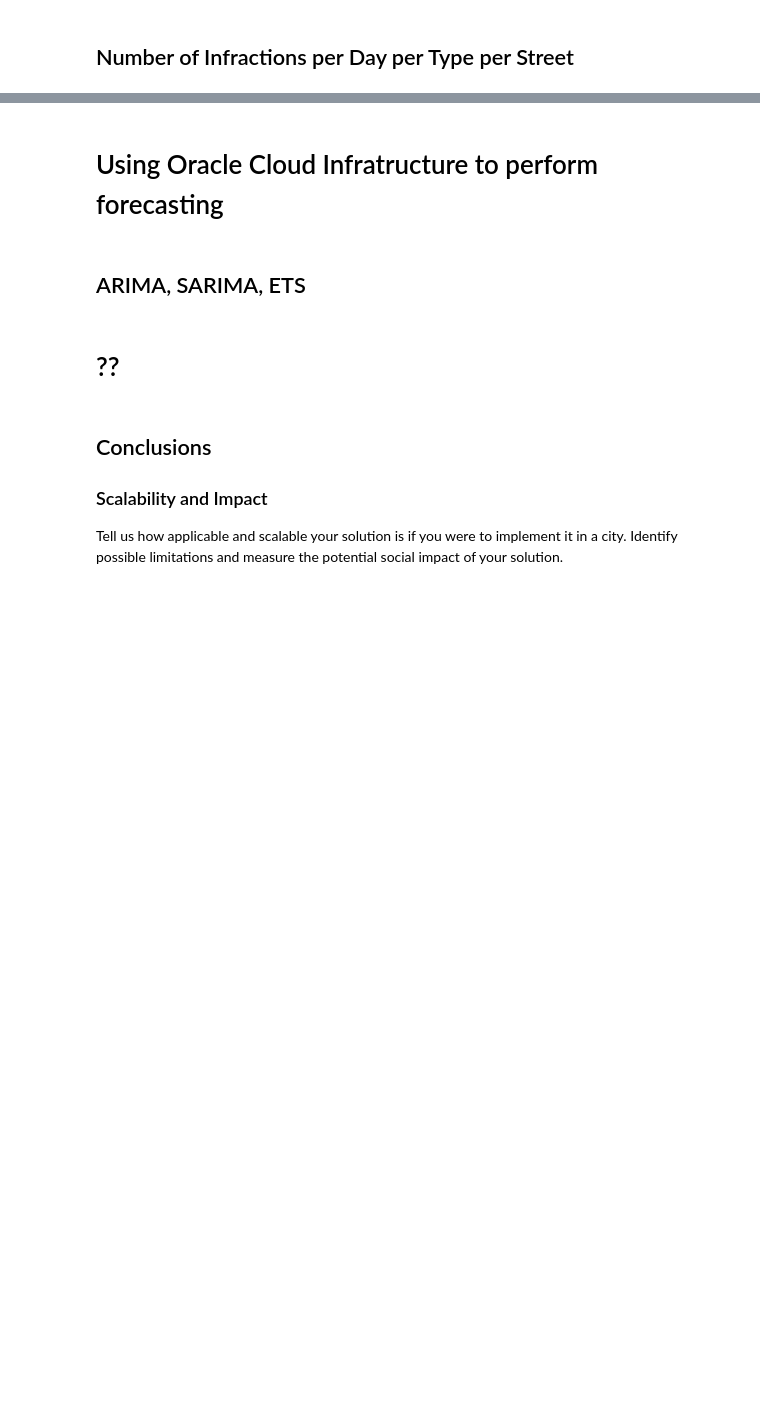
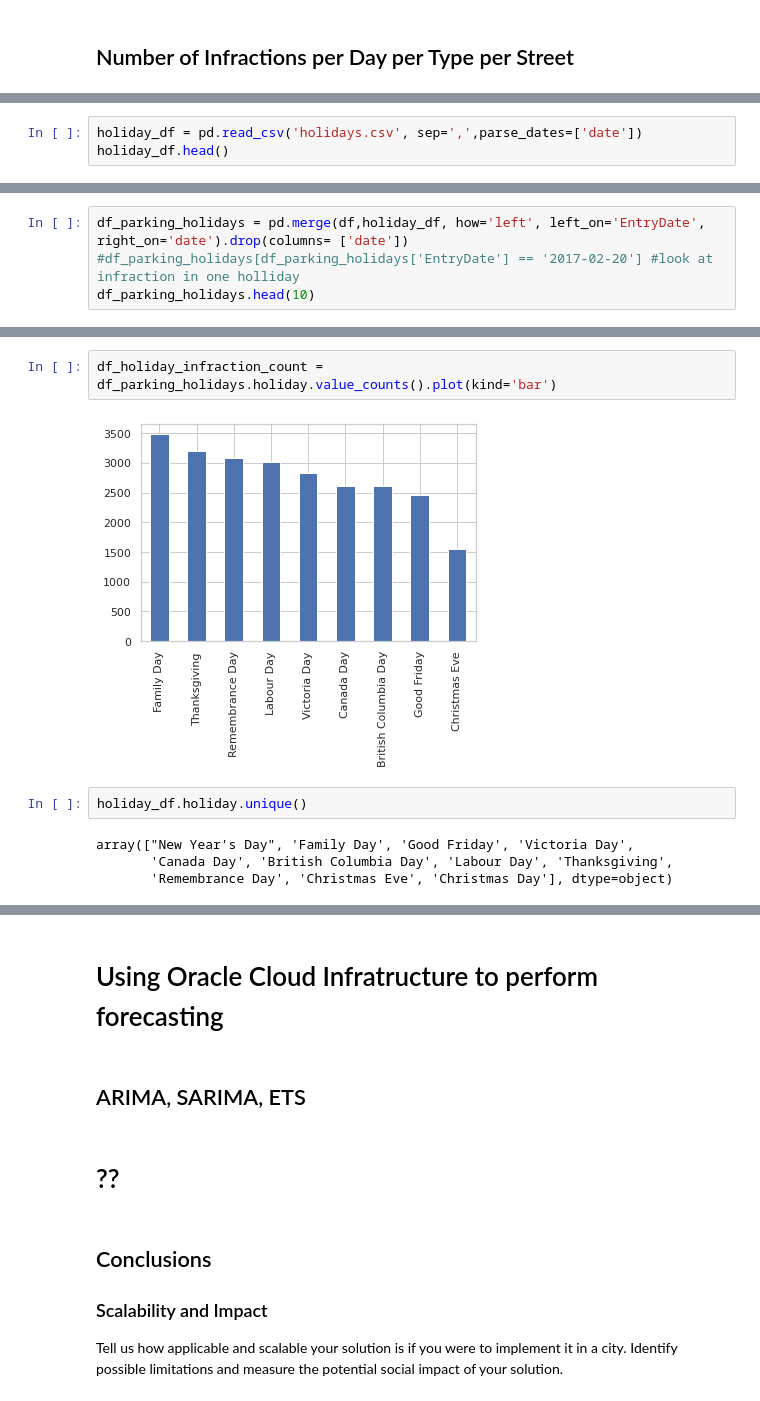
Before and after one commit to anafsa/ChildrenOfJupyter, a Jupyter notebook: Stage-2/Irregular Parking/Identification of patterns and prediction of irregular parking.ipynb, the cells around one changed output, grey strips where cells are left out. Cells and saved outputs as stored; diff of their text form; blank space fills up the shorter version.

```diff
--- a/Stage-2/Irregular Parking/Identification of patterns and prediction of irregular parking.ipynb
+++ b/Stage-2/Irregular Parking/Identification of patterns and prediction of irregular parking.ipynb
@@ -200,0 +369,3 @@ Juntar variáveis externas e
+# %%
+holiday_df = pd.read_csv('holidays.csv', sep=',',parse_dates=['date'])
+holiday_df.head()
@@ -200,0 +379,4 @@ Juntar variáveis externas e
+# %%
+df_parking_holidays = pd.merge(df,holiday_df, how='left', left_on='EntryDate', right_on='date').drop(columns= ['date'])
+#df_parking_holidays[df_parking_holidays['EntryDate'] == '2017-02-20'] #look at infraction in one holliday
+df_parking_holidays.head(10)
@@ -200,0 +395,10 @@ Juntar variáveis externas e
+# %%
+df_holiday_infraction_count = df_parking_holidays.holiday.value_counts().plot(kind='bar')
+# %% [output]
+[figure, added]
+# %%
+holiday_df.holiday.unique()
+# %% [output]
+array(["New Year's Day", 'Family Day', 'Good Friday', 'Victoria Day',
+       'Canada Day', 'British Columbia Day', 'Labour Day', 'Thanksgiving',
+       'Remembrance Day', 'Christmas Eve', 'Christmas Day'], dtype=object)
```
Also changed, not shown: parts of 38 cells of this notebook.
